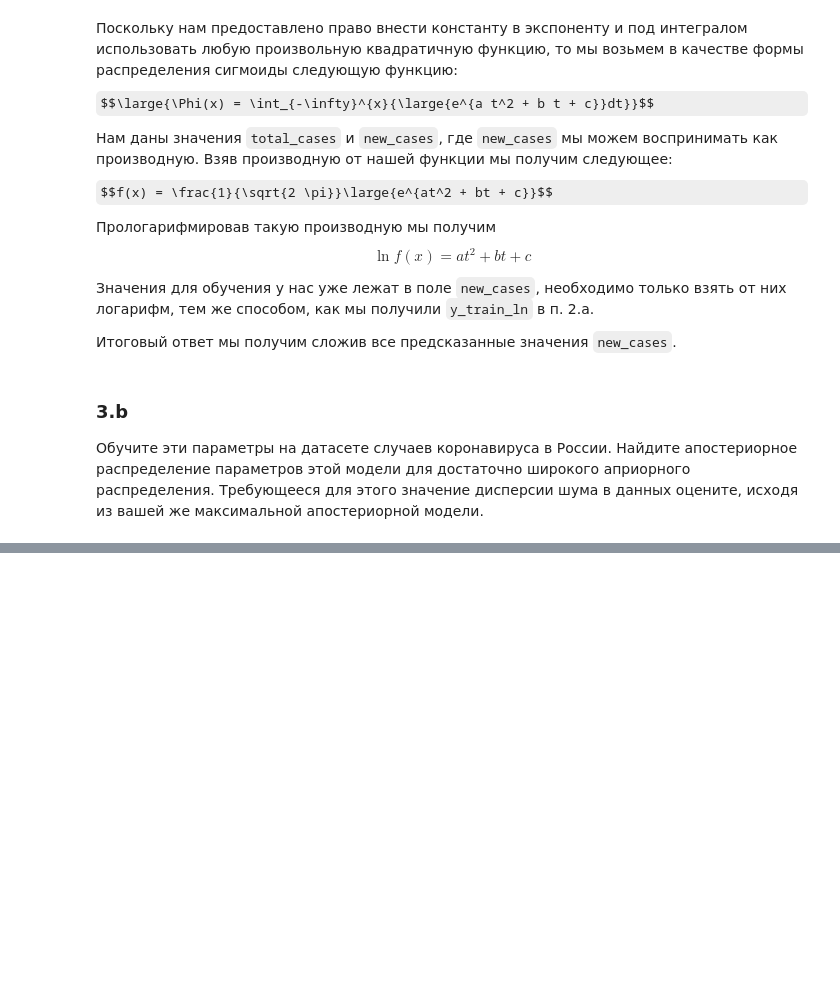
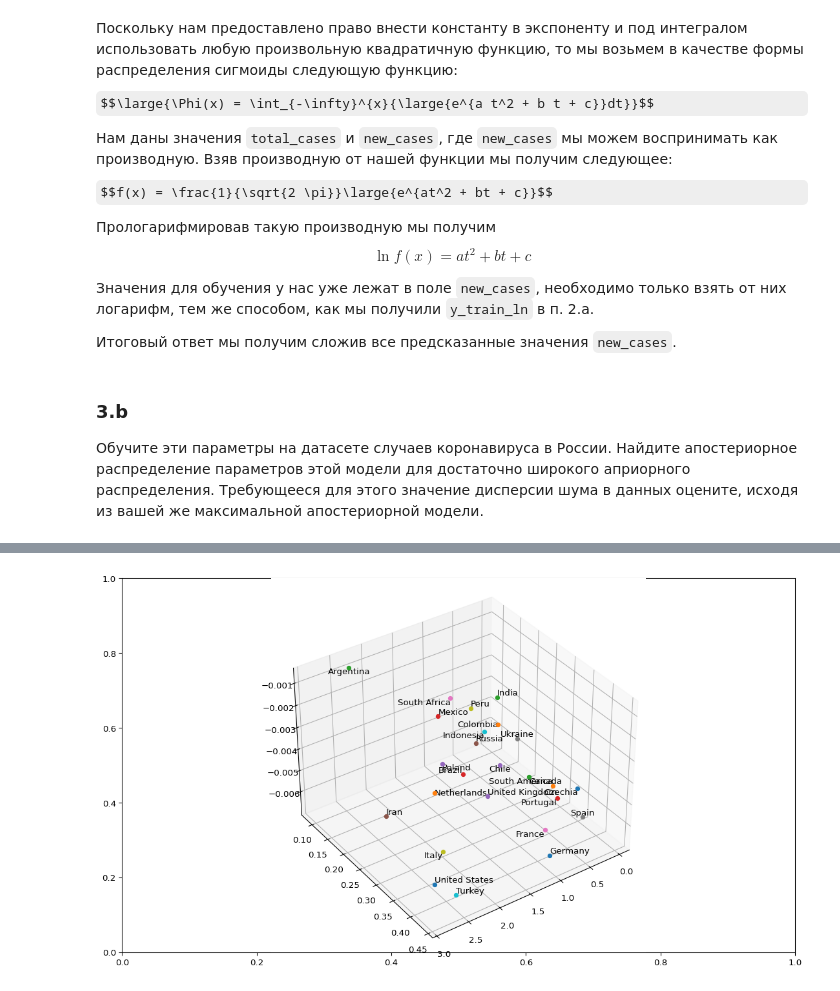
Before and after one commit to andyst75/MADE-adv-ml, a Jupyter notebook: HomeWork1.ipynb, the cells around one changed output, grey strips where cells are left out. Drawn from its saved outputs; the diff is of its cells as text; code cells hidden in the pictures; some formulas as TeX source; blank space fills up the shorter version.

```diff
--- a/HomeWork1.ipynb
+++ b/HomeWork1.ipynb
@@ -767,0 +716,14 @@ plt.show()
+# %%
+fig, ax = plt.subplots(figsize=(14, 8))
+ax = fig.add_subplot(111, projection='3d')
+texts = []
+for country, (w0, w1, w2) in parameters:
+    ax.scatter(w0, w1, w2)
+    texts.append(ax.text(w0, w1, w2, country))
+adjust_text(texts);
+
+ax.view_init(35, 55)
+
+plt.show()
+# %% [output]
+[figure, added]
```
Also changed, not shown: parts of 50 cells of this notebook.
